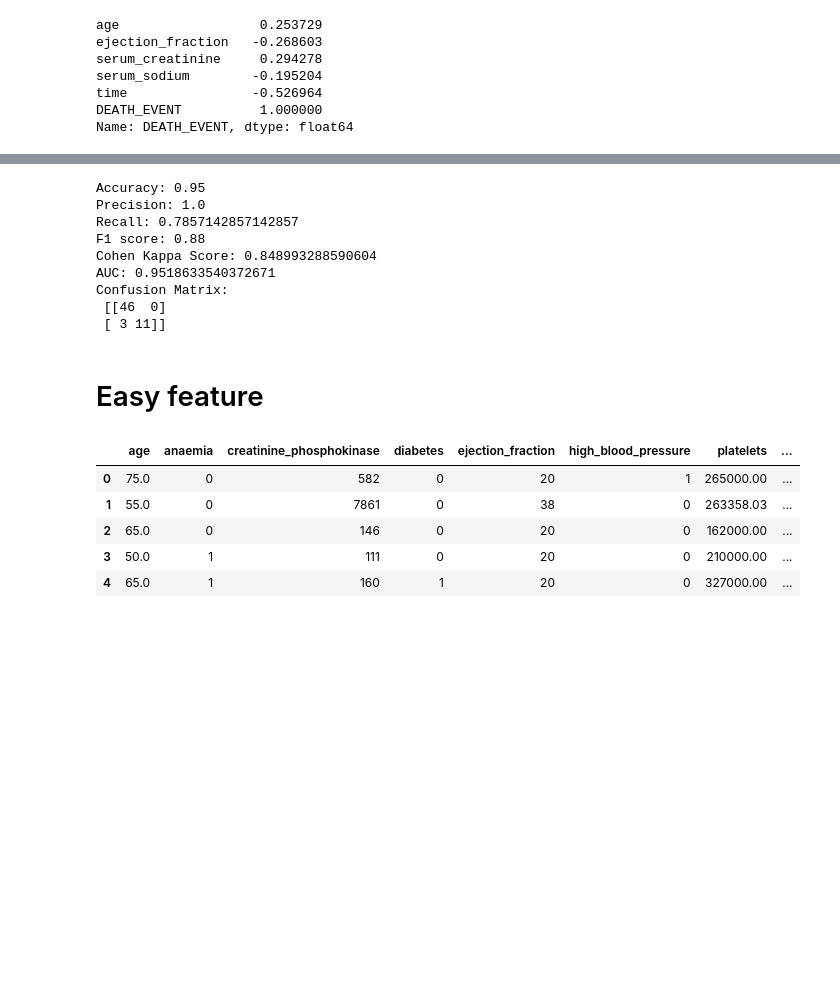
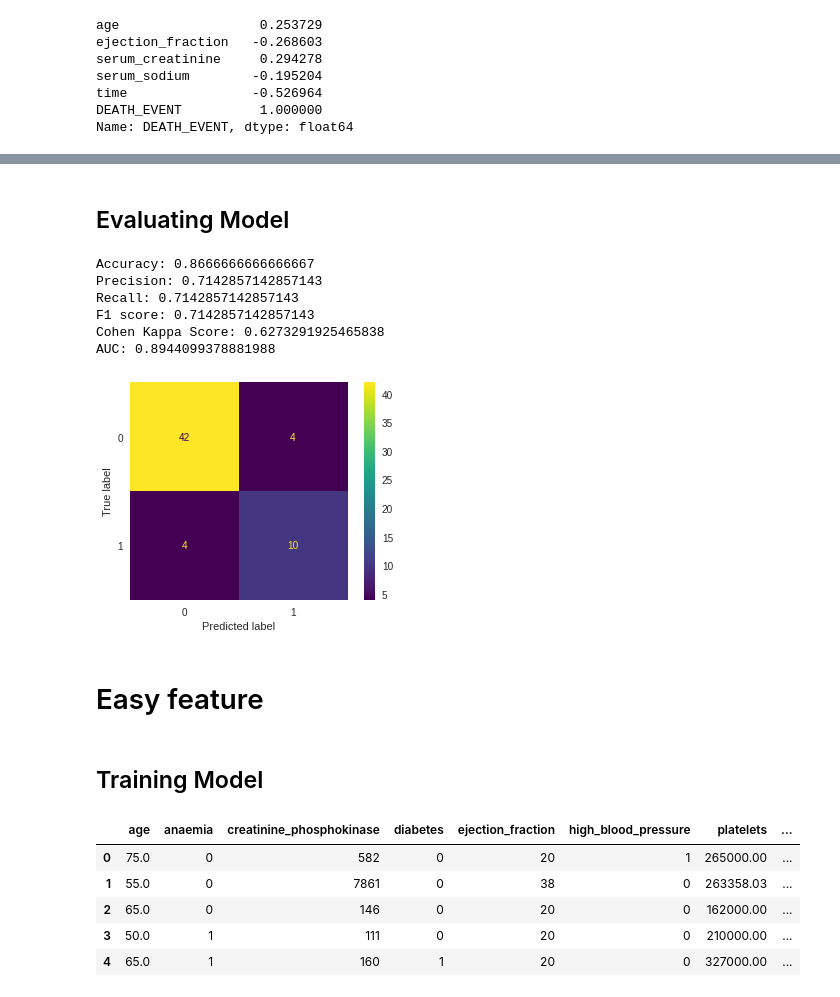
Before and after one commit to ds-dti/DS02_02_Heart-Failure-Prediction, a Jupyter notebook: Heart_Failure_Prediction.ipynb, the cells around one changed output, grey strips where cells are left out. Cells and saved outputs as stored; diff of their text form; code cells hidden in the pictures; blank space fills up the shorter version.

```diff
--- a/Heart_Failure_Prediction.ipynb
+++ b/Heart_Failure_Prediction.ipynb
@@ -154,46 +160,52 @@ GridSearchCV(cv=<generator object _BaseKFold.split at 0x...>,
                          'subsample': [0.6, 0.8, 1.0]},
              pre_dispatch='2*n_jobs', refit=True, return_train_score=False,
              scoring=None, verbose=0)
+# %% [markdown]
+## Evaluating Model
 # %%
 from sklearn import metrics
+from sklearn.metrics import plot_confusion_matrix
 
-best_grid = grid.best_estimator_
-best_grid_pred = best_grid.predict(x_test)
+best_grid_bf = grid_bf.best_estimator_
+best_grid_bf_pred = best_grid_bf.predict(x_test)
 
 # Calculate accuracy, precision, recall, f1-score, and kappa score
-best_grid_acc = metrics.accuracy_score(y_test, best_grid_pred)
-best_grid_prec = metrics.precision_score(y_test, best_grid_pred)
-best_grid_rec = metrics.recall_score(y_test, best_grid_pred)
-best_grid_f1 = metrics.f1_score(y_test, best_grid_pred)
-best_grid_kappa = metrics.cohen_kappa_score(y_test, best_grid_pred)
+best_grid_bf_acc = metrics.accuracy_score(y_test, best_grid_bf_pred)
+best_grid_bf_prec = metrics.precision_score(y_test, best_grid_bf_pred)
+best_grid_bf_rec = metrics.recall_score(y_test, best_grid_bf_pred)
+best_grid_bf_f1 = metrics.f1_score(y_test, best_grid_bf_pred)
+best_grid_bf_kappa = metrics.cohen_kappa_score(y_test, best_grid_bf_pred)
 
 # Calculate area under curve (AUC)
-best_grid_pred_proba = best_grid.predict_proba(x_test)[::,1]
-best_grid_fpr, best_grid_tpr, _ = metrics.roc_curve(y_test,  best_grid_pred_proba)
-best_grid_auc = metrics.roc_auc_score(y_test, best_grid_pred_proba)
+best_grid_bf_pred_proba = best_grid_bf.predict_proba(x_test)[::,1]
+best_grid_bf_fpr, best_grid_bf_tpr, _ = metrics.roc_curve(y_test,  best_grid_bf_pred_proba)
+best_grid_bf_auc = metrics.roc_auc_score(y_test, best_grid_bf_pred_proba)
 
-print('Accuracy:', best_grid_acc)
-print('Precision:', best_grid_prec)
-print('Recall:', best_grid_rec)
-print('F1 score:', best_grid_f1)
-print('Cohen Kappa Score:', best_grid_kappa)
-print('AUC:', best_grid_auc)
+print('Accuracy:', best_grid_bf_acc)
+print('Precision:', best_grid_bf_prec)
+print('Recall:', best_grid_bf_rec)
+print('F1 score:', best_grid_bf_f1)
+print('Cohen Kappa Score:', best_grid_bf_kappa)
+print('AUC:', best_grid_bf_auc)
 
 # Display confussion matrix
-cm = metrics.confusion_matrix(y_test, best_grid_pred)
-print('Confusion Matrix:\n', cm)
+# cm = metrics.confusion_matrix(y_test, best_grid_bf_pred)
+# print('Confusion Matrix:\n', cm)
+plot_confusion_matrix(best_grid_bf, x_test, y_test)
+plt.grid(False)
+plt.show()
 # %% [output]
-Accuracy: 0.95
-Precision: 1.0
-Recall: 0.7857142857142857
-F1 score: 0.88
-Cohen Kappa Score: 0.848993288590604
-AUC: 0.9518633540372671
-Confusion Matrix:
- [[46  0]
- [ 3 11]]
+Accuracy: 0.8666666666666667
+Precision: 0.7142857142857143
+Recall: 0.7142857142857143
+F1 score: 0.7142857142857143
+Cohen Kappa Score: 0.6273291925465838
+AUC: 0.8944099378881988
+[figure, added]
 # %% [markdown]
 # Easy feature
+# %% [markdown]
+## Training Model
 # %%
 df.head()
 # %% [output]
```
Also changed, not shown: parts of 13 cells of this notebook.
